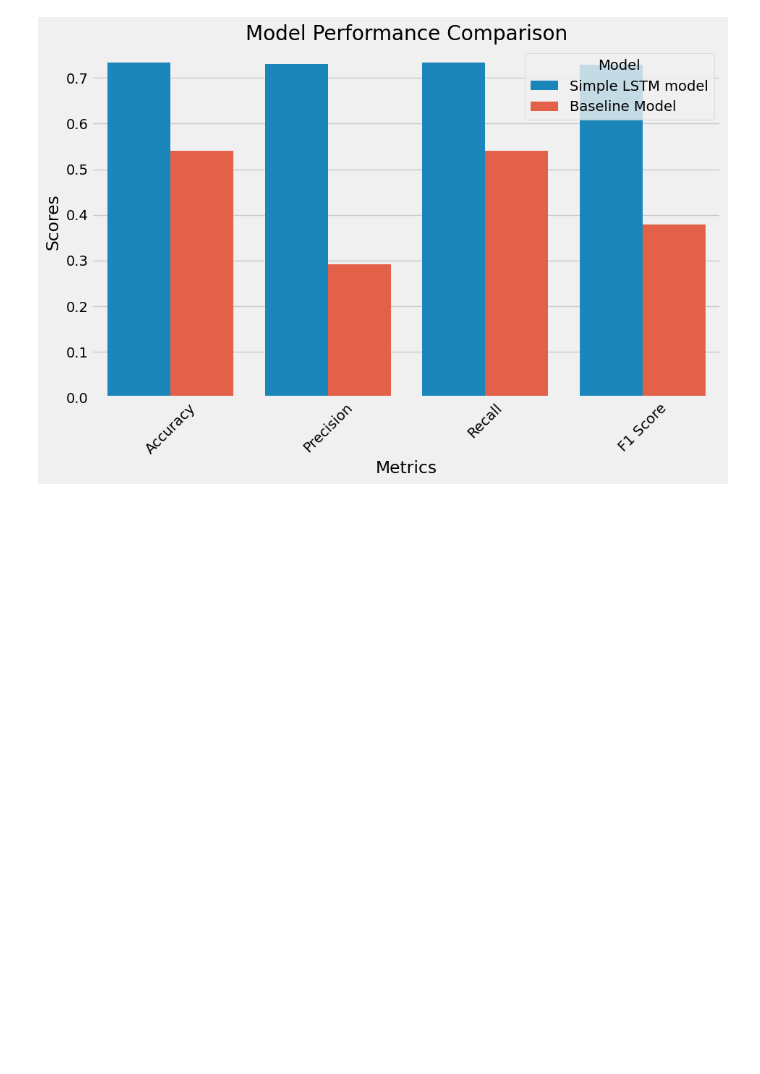
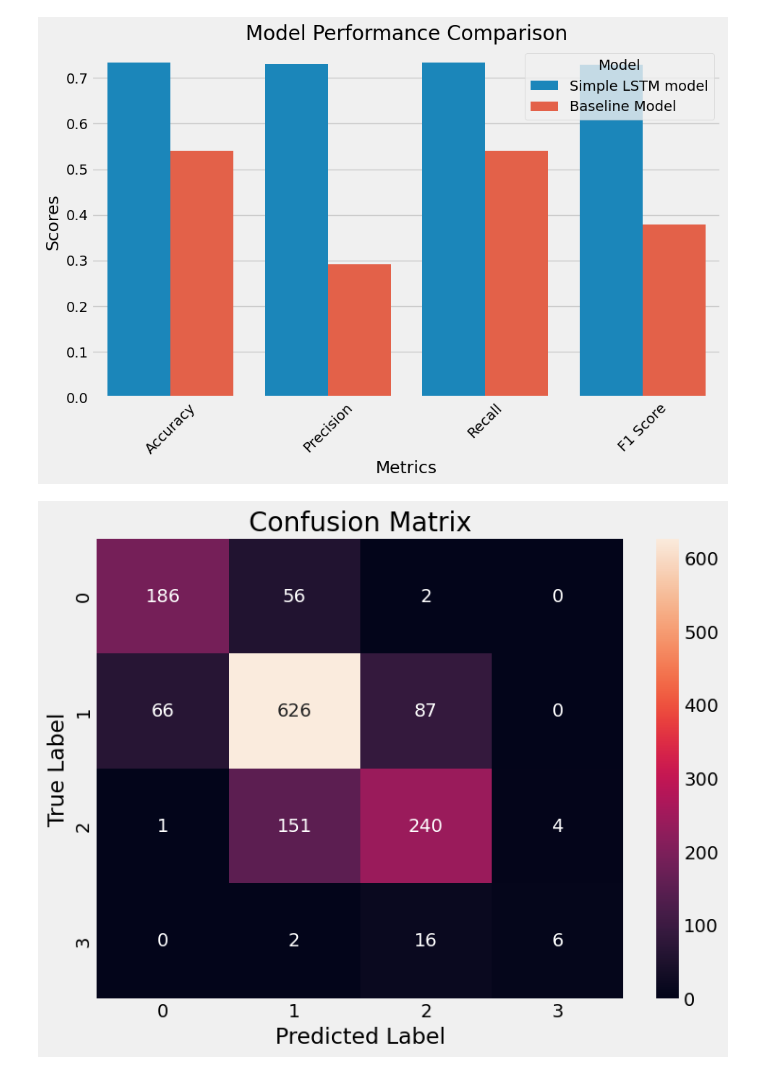
Before and after one commit to VegSja/Boreas, a Jupyter notebook: notebooks/rnn_analysis.ipynb, the cells around one changed output. Saved outputs shown, nothing was run; the diff lists cells and outputs as text; code cells hidden in the pictures; blank space fills up the shorter version.

Commit message:
Add confusion matrix

```diff
--- a/notebooks/rnn_analysis.ipynb
+++ b/notebooks/rnn_analysis.ipynb
@@ -414,3 +403,23 @@ plt.xticks(rotation=45)
 plt.show()
 # %% [output]
 [figure]
+# %%
+from sklearn.metrics import confusion_matrix
+import seaborn as sns
+import matplotlib.pyplot as plt
+
+# Get predictions of your model on the validation set
+y_pred_classes_validation = np.argmax(y_pred_validation, axis=1)
+
+# Calculate confusion matrix
+conf_matrix = confusion_matrix(y_validation_classes, y_pred_classes_validation)
+
+# Plot confusion matrix
+plt.figure(figsize=(8, 6))
+sns.heatmap(conf_matrix, annot=True, fmt='d', xticklabels=[0, 1, 2, 3], yticklabels=[0, 1, 2, 3])
+plt.title('Confusion Matrix')
+plt.xlabel('Predicted Label')
+plt.ylabel('True Label')
+plt.show()
+# %% [output]
+[figure, added]
```
Also changed, not shown: parts of 1 cell of this notebook.
